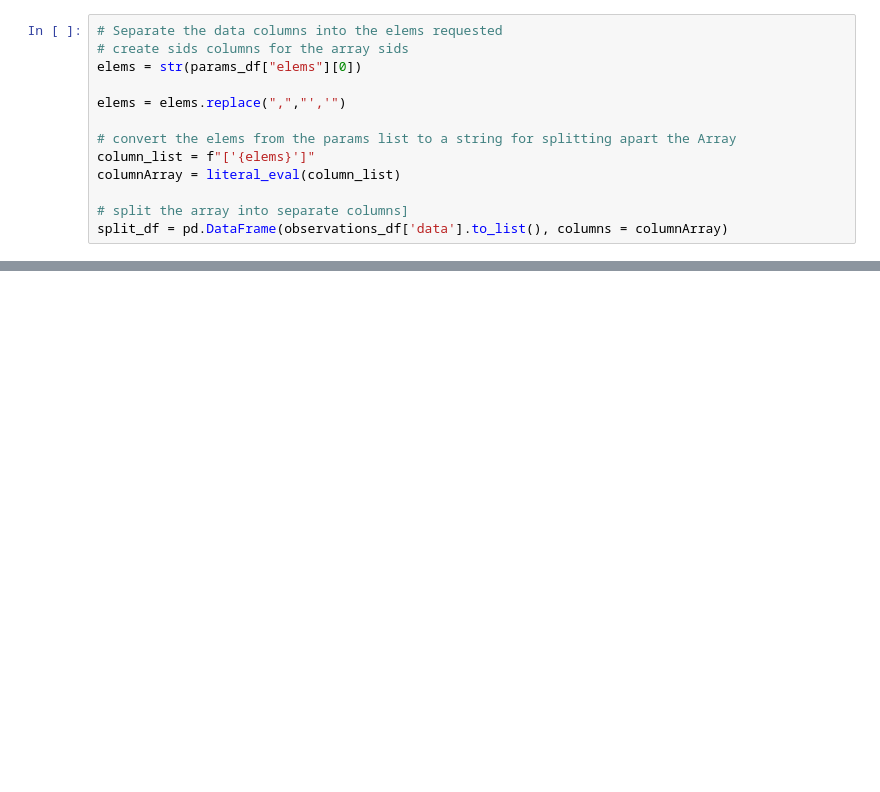
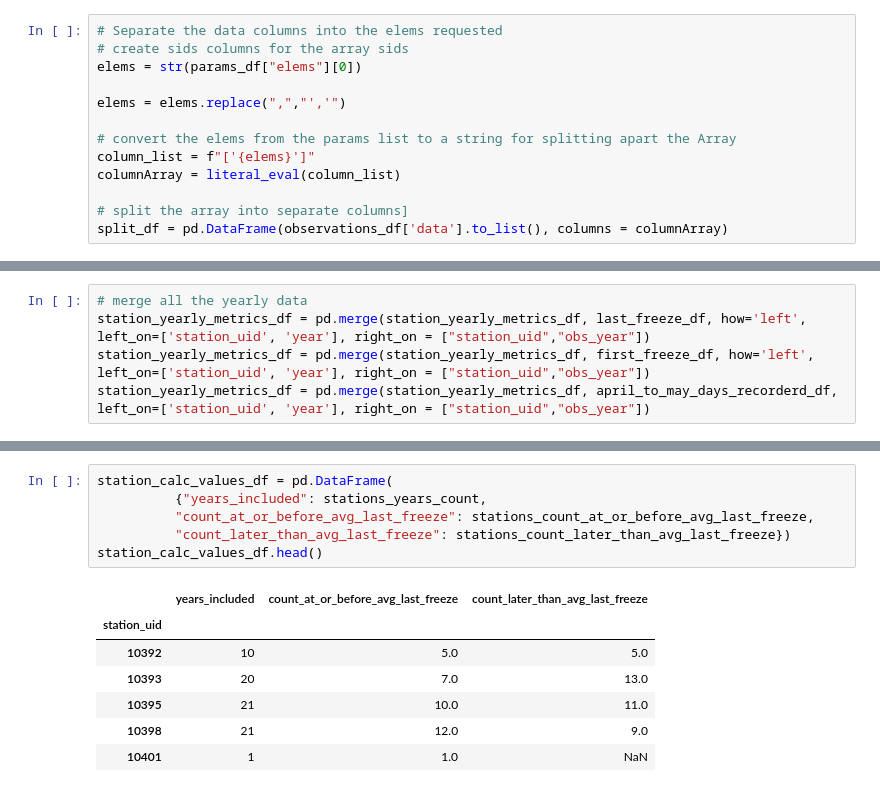
Before and after one commit to UofM-Final-Project/Home_Gardeners_Analysis, a Jupyter notebook: scripts/parse_json_file.ipynb, the cells around one changed output, grey strips where cells are left out. Drawn from its saved outputs; the diff is of its cells as text; blank space fills up the shorter version.

```diff
--- a/scripts/parse_json_file.ipynb
+++ b/scripts/parse_json_file.ipynb
@@ -186,0 +266,5 @@ observations_df.head()
+# %%
+# merge all the yearly data
+station_yearly_metrics_df = pd.merge(station_yearly_metrics_df, last_freeze_df, how='left', left_on=['station_uid', 'year'], right_on = ["station_uid","obs_year"])
+station_yearly_metrics_df = pd.merge(station_yearly_metrics_df, first_freeze_df, how='left', left_on=['station_uid', 'year'], right_on = ["station_uid","obs_year"])
+station_yearly_metrics_df = pd.merge(station_yearly_metrics_df, april_to_may_days_recorderd_df, left_on=['station_uid', 'year'], right_on = ["station_uid","obs_year"])
@@ -186,0 +296,14 @@ observations_df.head()
+# %%
+station_calc_values_df = pd.DataFrame(
+          {"years_included": stations_years_count,
+          "count_at_or_before_avg_last_freeze": stations_count_at_or_before_avg_last_freeze,
+          "count_later_than_avg_last_freeze": stations_count_later_than_avg_last_freeze})
+station_calc_values_df.head()
+# %% [output]
+|  | years_included | count_at_or_before_avg_last_freeze | count_later_than_avg_last_freeze |
+| station_uid |  |  |  |
+| 10392 | 10 | 5.0 | 5.0 |
+| 10393 | 20 | 7.0 | 13.0 |
+| 10395 | 21 | 10.0 | 11.0 |
+| 10398 | 21 | 12.0 | 9.0 |
+| 10401 | 1 | 1.0 | NaN |
```
Also changed, not shown: parts of 32 cells of this notebook, 1 other file.
